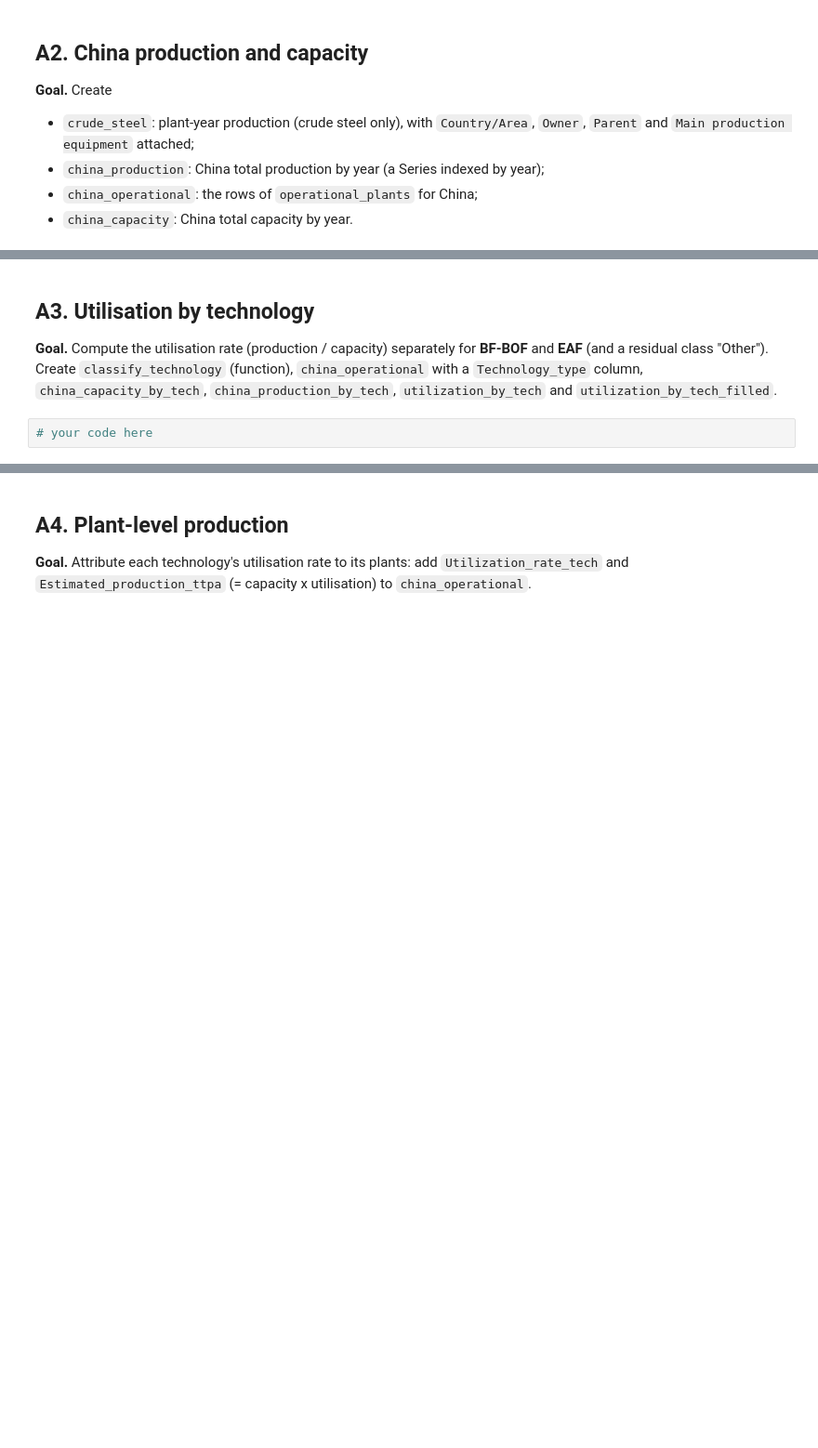
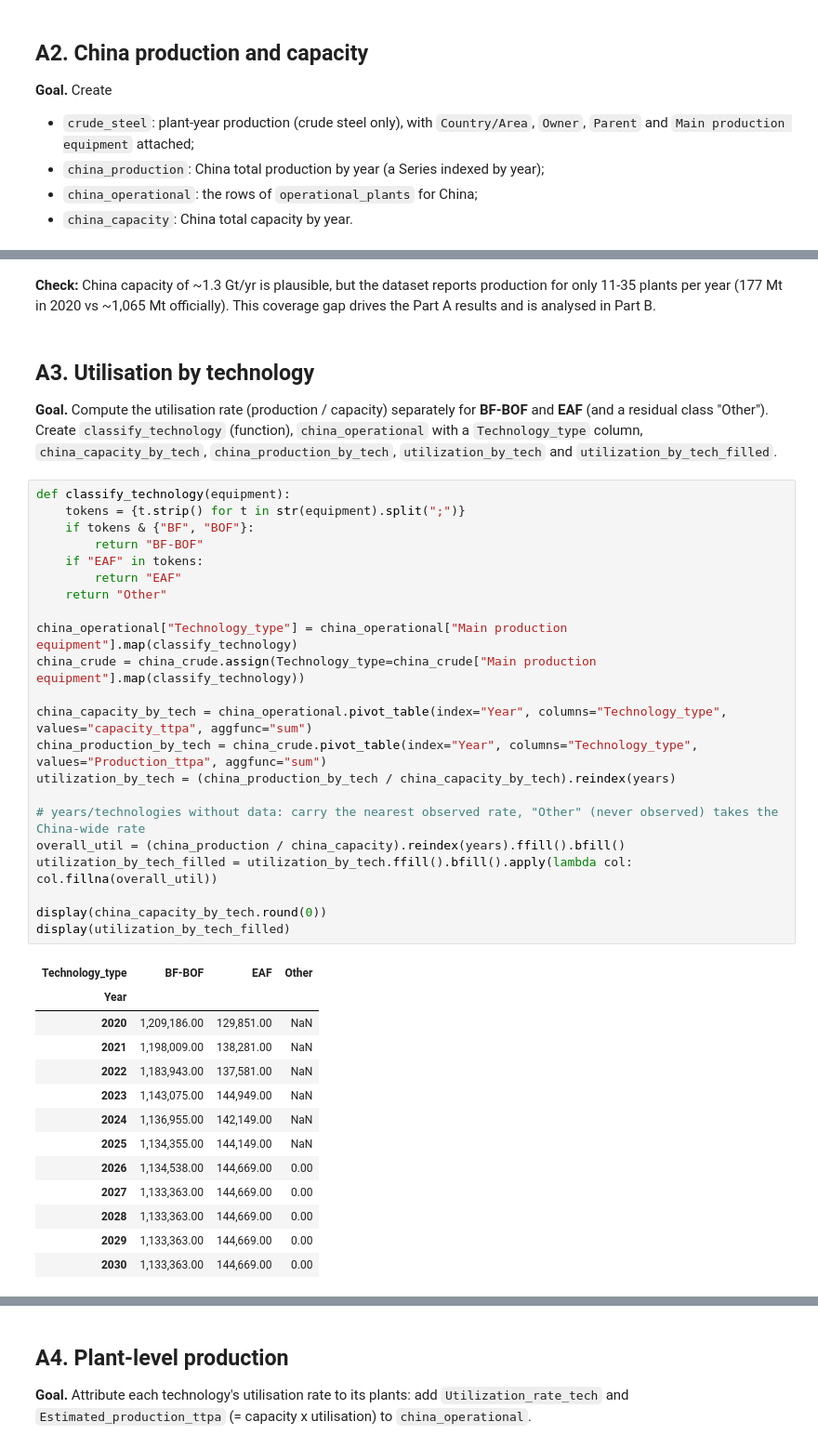
Before and after one commit to Jawadmallat/aidams-lab3-bennjima-gueddas-mallat-sanver-tanaci, a Jupyter notebook: lab3.ipynb, the cells around one changed output, grey strips where cells are left out. Shown at 93% size. Saved outputs shown, nothing was run; the diff lists cells and outputs as text; blank space fills up the shorter version.

```diff
--- a/lab3.ipynb
+++ b/lab3.ipynb
@@ -117,7 +227,43 @@ _(write here)_
+# %% [markdown]
+**Check:** China capacity of ~1.3 Gt/yr is plausible, but the dataset reports production for only 11-35 plants per year (177 Mt in 2020 vs ~1,065 Mt officially). This coverage gap drives the Part A results and is analysed in Part B.
 # %% [markdown]
 ## A3. Utilisation by technology
 
 **Goal.** Compute the utilisation rate (production / capacity) separately for **BF-BOF** and **EAF** (and a residual class "Other").
 Create `classify_technology` (function), `china_operational` with a `Technology_type` column, `china_capacity_by_tech`, `china_production_by_tech`, `utilization_by_tech` and `utilization_by_tech_filled`.
 # %%
-# your code here
+def classify_technology(equipment):
+    tokens = {t.strip() for t in str(equipment).split(";")}
+    if tokens & {"BF", "BOF"}:
+        return "BF-BOF"
+    if "EAF" in tokens:
+        return "EAF"
+    return "Other"
+
+china_operational["Technology_type"] = china_operational["Main production equipment"].map(classify_technology)
+china_crude = china_crude.assign(Technology_type=china_crude["Main production equipment"].map(classify_technology))
+
+china_capacity_by_tech = china_operational.pivot_table(index="Year", columns="Technology_type", values="capacity_ttpa", aggfunc="sum")
+china_production_by_tech = china_crude.pivot_table(index="Year", columns="Technology_type", values="Production_ttpa", aggfunc="sum")
+utilization_by_tech = (china_production_by_tech / china_capacity_by_tech).reindex(years)
+
+# years/technologies without data: carry the nearest observed rate, "Other" (never observed) takes the China-wide rate
+overall_util = (china_production / china_capacity).reindex(years).ffill().bfill()
+utilization_by_tech_filled = utilization_by_tech.ffill().bfill().apply(lambda col: col.fillna(overall_util))
+
+display(china_capacity_by_tech.round(0))
+display(utilization_by_tech_filled)
+# %% [output]
+| Technology_type | BF-BOF | EAF | Other |
+| Year |  |  |  |
+| 2020 | 1,209,186.00 | 129,851.00 | NaN |
+| 2021 | 1,198,009.00 | 138,281.00 | NaN |
+| 2022 | 1,183,943.00 | 137,581.00 | NaN |
+| 2023 | 1,143,075.00 | 144,949.00 | NaN |
+| 2024 | 1,136,955.00 | 142,149.00 | NaN |
+| 2025 | 1,134,355.00 | 144,149.00 | NaN |
+| 2026 | 1,134,538.00 | 144,669.00 | 0.00 |
+| 2027 | 1,133,363.00 | 144,669.00 | 0.00 |
+| 2028 | 1,133,363.00 | 144,669.00 | 0.00 |
+| 2029 | 1,133,363.00 | 144,669.00 | 0.00 |
+| 2030 | 1,133,363.00 | 144,669.00 | 0.00 |
```
Also changed, not shown: parts of 40 cells of this notebook, 1 other file.
